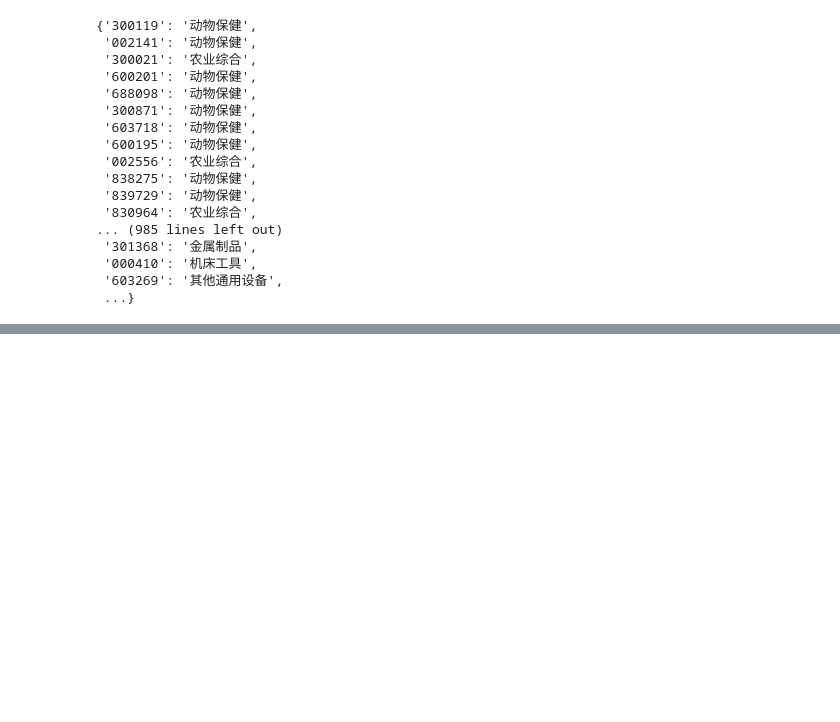
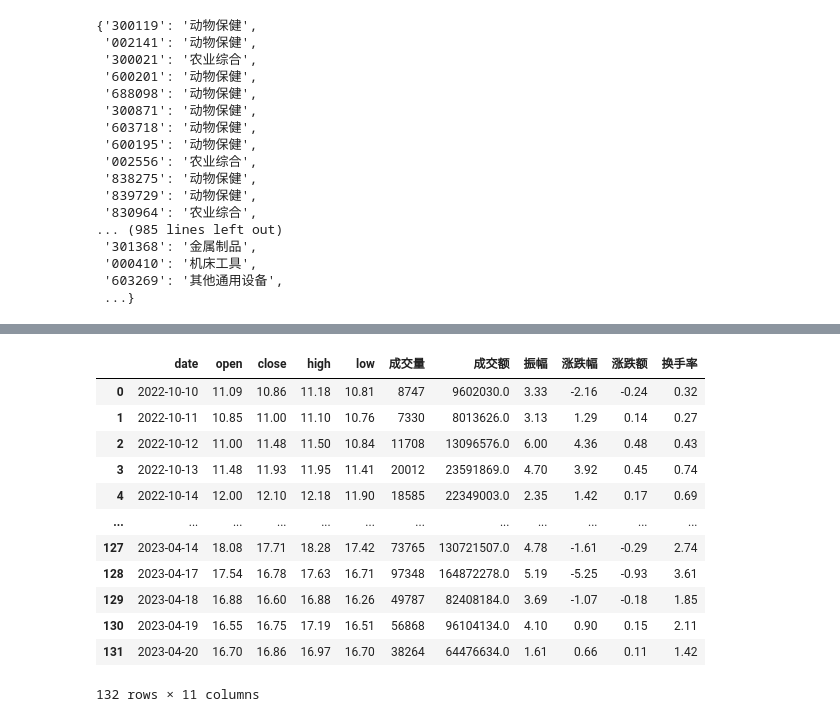
Before and after one commit to minikiller/streamlit-project, a Jupyter notebook: utils/获得股票历史.ipynb, the cells around one changed output, grey strips where cells are left out. Drawn from its saved outputs; the diff is of its cells as text; code cells hidden in the pictures; blank space fills up the shorter version.

```diff
--- a/utils/获得股票历史.ipynb
+++ b/utils/获得股票历史.ipynb
@@ -41,0 +44,5 @@ df.to_csv("data/hist_2023-03-14.csv",index=False)
+# %%
+import akshare as ak
+a_hist_df = ak.stock_zh_a_hist(
+        symbol="603189", period="daily", start_date="20221001", end_date='20230501', adjust="")
+a_hist_df.info()
@@ -41,0 +77,17 @@ df.to_csv("data/hist_2023-03-14.csv",index=False)
+# %%
+a_hist_df.rename(columns={"日期":"date","开盘":"open","收盘":"close","最高":"high","最低":"low",},inplace=True)
+a_hist_df
+# %% [output]
+|  | date | open | close | high | low | 成交量 | 成交额 | 振幅 | 涨跌幅 | 涨跌额 | 换手率 |
+| 0 | 2022-10-10 | 11.09 | 10.86 | 11.18 | 10.81 | 8747 | 9602030.0 | 3.33 | -2.16 | -0.24 | 0.32 |
+| 1 | 2022-10-11 | 10.85 | 11.00 | 11.10 | 10.76 | 7330 | 8013626.0 | 3.13 | 1.29 | 0.14 | 0.27 |
+| 2 | 2022-10-12 | 11.00 | 11.48 | 11.50 | 10.84 | 11708 | 13096576.0 | 6.00 | 4.36 | 0.48 | 0.43 |
+| 3 | 2022-10-13 | 11.48 | 11.93 | 11.95 | 11.41 | 20012 | 23591869.0 | 4.70 | 3.92 | 0.45 | 0.74 |
+| 4 | 2022-10-14 | 12.00 | 12.10 | 12.18 | 11.90 | 18585 | 22349003.0 | 2.35 | 1.42 | 0.17 | 0.69 |
+| ... | ... | ... | ... | ... | ... | ... | ... | ... | ... | ... | ... |
+| 127 | 2023-04-14 | 18.08 | 17.71 | 18.28 | 17.42 | 73765 | 130721507.0 | 4.78 | -1.61 | -0.29 | 2.74 |
+| 128 | 2023-04-17 | 17.54 | 16.78 | 17.63 | 16.71 | 97348 | 164872278.0 | 5.19 | -5.25 | -0.93 | 3.61 |
+| 129 | 2023-04-18 | 16.88 | 16.60 | 16.88 | 16.26 | 49787 | 82408184.0 | 3.69 | -1.07 | -0.18 | 1.85 |
+| 130 | 2023-04-19 | 16.55 | 16.75 | 17.19 | 16.51 | 56868 | 96104134.0 | 4.10 | 0.90 | 0.15 | 2.11 |
+| 131 | 2023-04-20 | 16.70 | 16.86 | 16.97 | 16.70 | 38264 | 64476634.0 | 1.61 | 0.66 | 0.11 | 1.42 |
+132 rows × 11 columns
```
Also changed, not shown: parts of 4 cells of this notebook, 35 other files.
